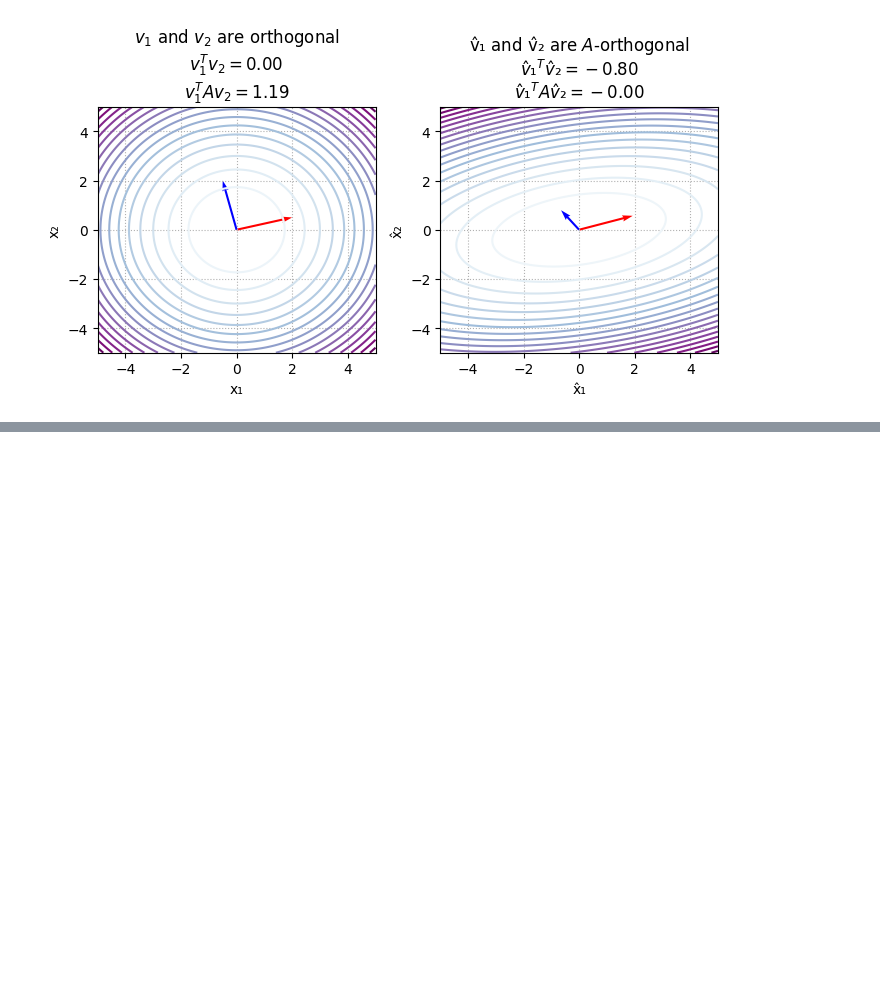
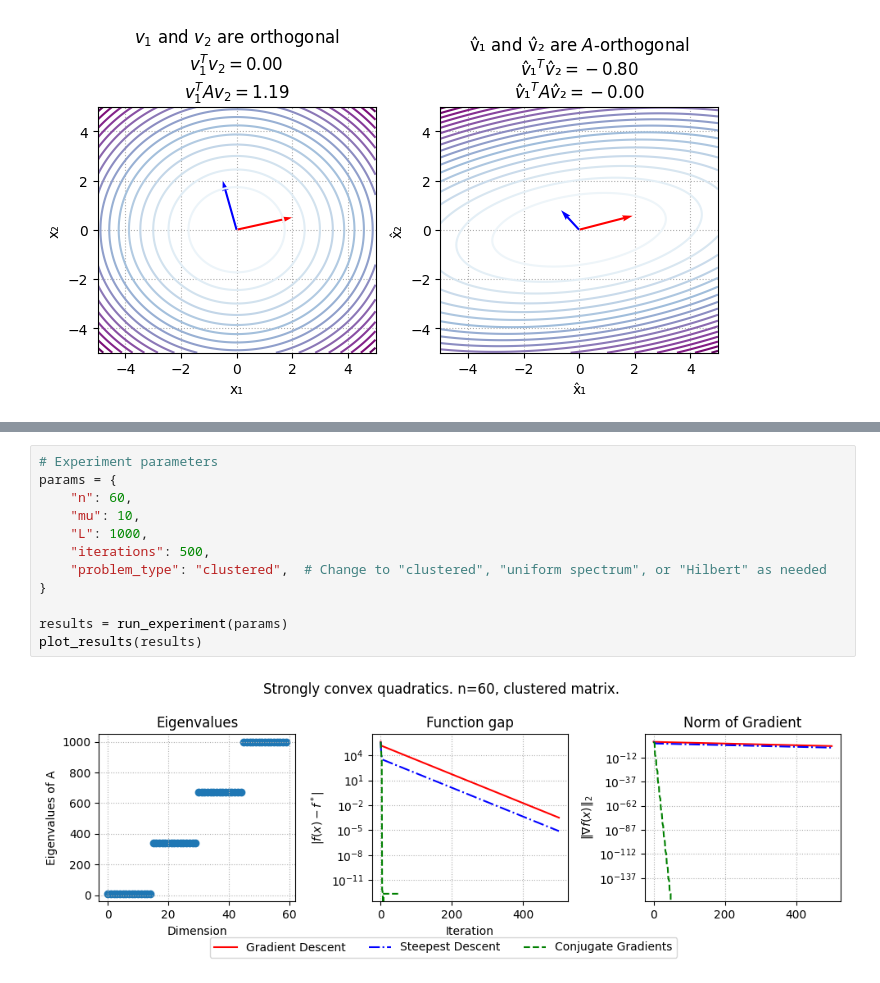
Before and after one commit to MerkulovDaniil/optim, a Jupyter notebook: assets/Notebooks/CG.ipynb, the cells around one changed output, grey strips where cells are left out. Drawn from its saved outputs; the diff is of its cells as text; blank space fills up the shorter version.

```diff
--- a/assets/Notebooks/CG.ipynb
+++ b/assets/Notebooks/CG.ipynb
@@ -423,0 +395,14 @@ contoursteps(x1, x2, zs, steps)
+# %%
+# Experiment parameters
+params = {
+    "n": 60,
+    "mu": 10,
+    "L": 1000,
+    "iterations": 500,
+    "problem_type": "clustered",  # Change to "clustered", "uniform spectrum", or "Hilbert" as needed
+}
+
+results = run_experiment(params)
+plot_results(results)
+# %% [output]
+[figure, added]
```
Also changed, not shown: parts of 49 cells of this notebook.
